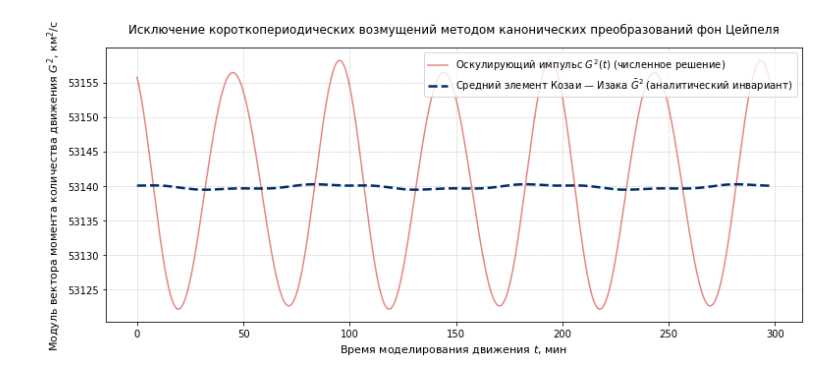
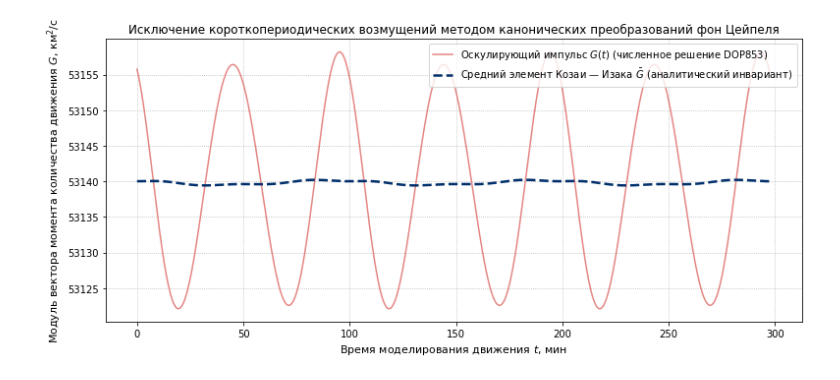
Before and after one commit to DPritykin/nonlinear-dynamics, a Jupyter notebook: Asymtotic Methods in Astrodynamics/B.5 Метод фон Цейпеля.ipynb, the cells around one changed output. Saved outputs shown, nothing was run; the diff lists cells and outputs as text; code cells hidden in the pictures.

```diff
--- a/Asymtotic Methods in Astrodynamics/B.5 Метод фон Цейпеля.ipynb
+++ b/Asymtotic Methods in Astrodynamics/B.5 Метод фон Цейпеля.ipynb
@@ -846,22 +826,22 @@ from scipy.integrate import solve_ivp
 # =====================================================================
 # 1. ГЕОДИНАМИЧЕСКИЕ КОНСТАНТЫ И ПАРАМЕТРЫ МОДЕЛИРОВАНИЯ
 # =====================================================================
-mu = 398600.4415     # Гравитационный параметр Земли, км^3 / с^2
-R_E = 6378.137       # Экваториальный радиус Земли, км
-J2 = 1.082626e-3     # Коэффициент второй зональной гармоники геопотенциала
+mu = 398600.4415  # Гравитационный параметр Земли, км^3 / с^2
+R_E = 6378.137    # Экваториальный радиус Земли, км
+J2 = 1.082626e-3  # Коэффициент второй зональной гармоники геопотенциала
 
 # Начальные оскулирующие элементы наклонной околоземной орбиты
-a_0 = 7100.0         # Большая полуось, км
-e_0 = 0.04           # Эксцентриситет
-i_0 = np.radians(45.0) # Наклонение орбиты к плоскости экватора
-omega_0 = np.radians(15.0) # Аргумент перицентра
+a_0 = 7100.0                # Большая полуось, км
+e_0 = 0.04                # Эксцентриситет
+i_0 = np.radians(45.0)      # Наклонение орбиты к плоскости экватора
+omega_0 = np.radians(15.0)  # Аргумент перицентра
 
 # Формирование начального вектора состояния в переменных Уиттекера-Хилла (в точке перигея)
-r1_0 = a_0 * (1.0 - e_0)
-u1_0 = 0.0 + omega_0
-R1_0 = 0.0           # Радиальная скорость в перицентре тождественно равна нулю
-G2_0 = np.sqrt(mu * a_0 * (1.0 - e_0**2))
-H_del2 = G2_0 * np.cos(i_0) # Проекция вектора момента количества движения (первый интеграл системы)
+r_0 = a_0 * (1.0 - e_0)
+u_0 = 0.0 + omega_0
+R_0 = 0.0  # Радиальная скорость в перицентре тождественно равна нулю
+G_0 = np.sqrt(mu * a_0 * (1.0 - e_0**2))
+H_del = G_0 * np.cos(i_0)  # Проекция вектора момента количества движения (первый интеграл dH_del/dt = 0)
 
 # =====================================================================
 # 2. МАТЕМАТИЧЕСКАЯ МОДЕЛЬ ДИНАМИКИ ИСЗ В ПЕРЕМЕННЫХ УИТТЕКЕРА-ХИЛЛА
@@ -869,80 +849,82 @@ H_del2 = G2_0 * np.cos(i_0) # Проекция вектора момента к
 def hill_orbital_dynamics(t, y):
     """
     Вычисляет правые части канонических уравнений движения ИСЗ
-    на основе возмущенного гамильтониана первого порядка.
+    на основе возмущенного гамильтониана первого порядка (24)-(25).
     """
-    r1, u1, R1, G2 = y
+    r, u, R, G = y
 
-    # Расчет тригонометрических функций текущего наклонения орбиты через первый интеграл H_del2
-    cos_i = H_del2 / G2
+    # Расчет тригонометрических функций текущего наклонения орбиты через первый интеграл H_del
+    cos_i = H_del / G
     sin_i = np.sqrt(1.0 - cos_i**2)
 
     # Канонические уравнения Гамильтона для координат: dx/dt = dF/dp
-    dr1_dt = R1
-    du1_dt = G2 / (r1**2)
+    dr_dt = R
+    du_dt = G / (r**2)
 
-    # Канонические уравнения Гамильтона для импульсов: dp/dt = -dF/dx
+    # Компоненты частных производных потенциала J2
     term_secular_r = 1.0 - 1.5 * sin_i**2
-    term_periodic_r = 1.5 * sin_i**2 * np.cos(2.0 * u1)
+    term_periodic_r = 1.5 * sin_i**2 * np.cos(2.0 * u)
 
-    # Радиальное уравнение: dR1/dt = -dF/dr1
-    dR1_dt = (G2**2) / (r1**3) - mu / (r1**2) - (3.0 * mu * J2 * R_E**2) / (2.0 * r1**4) * (term_secular_r + term_periodic_r)
+    # Радиальное уравнение: dR/dt = -dF/dr
+    dR_dt = (G**2) / (r**3) - mu / (r**2) - (3.0 * mu * J2 * R_E**2) / (2.0 * r**4) * (term_secular_r + term_periodic_r)
 
-    # Уравнение для импульса G2: dG2/dt = -dF/du1
-    dG2_dt = - (3.0 * mu * J2 * R_E**2) / (2.0 * r1**3) * sin_i**2 * np.sin(2.0 * u1)
+    # Уравнение для импульса G: dG/dt = -dF/du
+    dG_dt = - (3.0 * mu * J2 * R_E**2) / (2.0 * r**3) * sin_i**2 * np.sin(2.0 * u)
 
-    return [dr1_dt, du1_dt, dR1_dt, dG2_dt]
+    return [dr_dt, du_dt, dR_dt, dG_dt]
 
 # Определение временного интервала интегрирования (3 полных периода обращения ИСЗ)
 T_orbit = 2 * np.pi * np.sqrt(a_0**3 / mu)
 t_span = (0.0, 3.0 * T_orbit)
 t_eval = np.linspace(0.0, 3.0 * T_orbit, 1200)
-state_init = [r1_0, u1_0, R1_0, G2_0]
+state_init = [r_0, u_0, R_0, G_0]
 
 # Численное интегрирование уравнений фазового потока методом DOP853
-sol = solve_ivp(hill_orbital_dynamics, t_span, state_init, t_eval=t_eval, method='DOP853', rtol=1e-11, atol=1e-13)
+sol = solve_ivp(hill_orbital_dynamics, t_span, state_init, t_eval=t_eval,
+                method='DOP853', rtol=1e-12, atol=1e-14)
+
 t_series = sol.t
-r1_series, u1_series, _, G2_series = sol.y
+r_series, u_series, _, G_series = sol.y
 
 # =====================================================================
 # 3. ТРАНСФОРМАЦИЯ ПЕРЕМЕННЫХ И ВЫЧИСЛЕНИЕ СРЕДНЕГО ИМПУЛЬСА КОЗАИ-ИЗСАКА
 # =====================================================================
-# Реализация оператора связи: G_mean = G_osc - dS1/du1
-bar_G2_series = np.zeros_like(G2_series)
+# Реализация оператора связи по формуле (31): G_mean = G_osc - dS1/du
+bar_G_series = np.zeros_like(G_series)
 
 for k in range(len(t_series)):
-    r1_k = r1_series[k]
-    u1_k = u1_series[k]
-    G2_osc = G2_series[k]
+    r_k = r_series[k]
+    u_k = u_series[k]
+    G_osc = G_series[k]
 
-    cos_i_k = H_del2 / G2_osc
+    cos_i_k = H_del / G_osc
     sin_i_k = np.sqrt(1.0 - cos_i_k**2)
 
-    # Вычисление частной производной от поправки к производящей функции S_1 по аргументу широты u1
-    dS1_du1 = (3.0 * mu * J2 * R_E**2) / (4.0 * G2_osc * r1_k) * (sin_i_k**2) * np.cos(2.0 * u1_k)
+    # Вычисление частной производной от поправки к производящей функции S^(1) по аргументу широты u (Формула 31)
+    dS1_du = (3.0 * mu * J2 * R_E**2) / (4.0 * G_osc * r_k) * (sin_i_k**2) * np.cos(2.0 * u_k)
 
     # Траекторный пересчет к среднему каноническому импульсу первого порядка Козаи-Изака
-    bar_G2_series[k] = G2_osc - dS1_du1
+    bar_G_series[k] = G_osc - dS1_du
 
 # =====================================================================
 # 4. ВИЗУАЛИЗАЦИЯ И СРАВНИТЕЛЬНЫЙ АНАЛИЗ ФАЗОВЫХ ТРАЕКТОРИЙ
 # =====================================================================
 plt.figure(figsize=(11, 5))
 
 # Визуализация оскулирующего и среднего импульсов действия в переменных Хилла
-plt.plot(t_series / 60, G2_series, label=r'Оскулирующий импульс $G^2(t)$ (численное решение)',
+plt.plot(t_series / 60, G_series, label=r'Оскулирующий импульс $G(t)$ (численное решение DOP853)',
          color='#d9534f', linestyle='-', alpha=0.7, linewidth=1.5)
-plt.plot(t_series / 60, bar_G2_series, label=r'Средний элемент Козаи — Изака $\bar{G}^2$ (аналитический инвариант)',
+plt.plot(t_series / 60, bar_G_series, label=r'Средний элемент Козаи — Изака $\bar{G}$ (аналитический инвариант)',
          color='#002f6c', linestyle='--', linewidth=2.5)
 
 # Академическое оформление графического материала
-plt.title('Исключение короткопериодических возмущений методом канонических преобразований фон Цейпеля', fontsize=12, pad=15)
+plt.title('Исключение короткопериодических возмущений методом канонических преобразований фон Цейпеля', fontsize=12)
 plt.xlabel('Время моделирования движения $t$, мин', fontsize=11)
-plt.ylabel(r'Модуль вектора момента количества движения $G^2$, км$^2$/с', fontsize=11)
+plt.ylabel(r'Модуль вектора момента количества движения $G$, км$^2$/с', fontsize=11)
 plt.grid(True, linestyle=':', alpha=0.6, color='gray')
 plt.legend(fontsize=10, loc='upper right', frameon=True)
 plt.tight_layout()
 plt.show()
 # %% [output]
-[figure, old version]
+[figure, new version]
 # %% [markdown]
```
Also changed, not shown: parts of 46 cells of this notebook.
